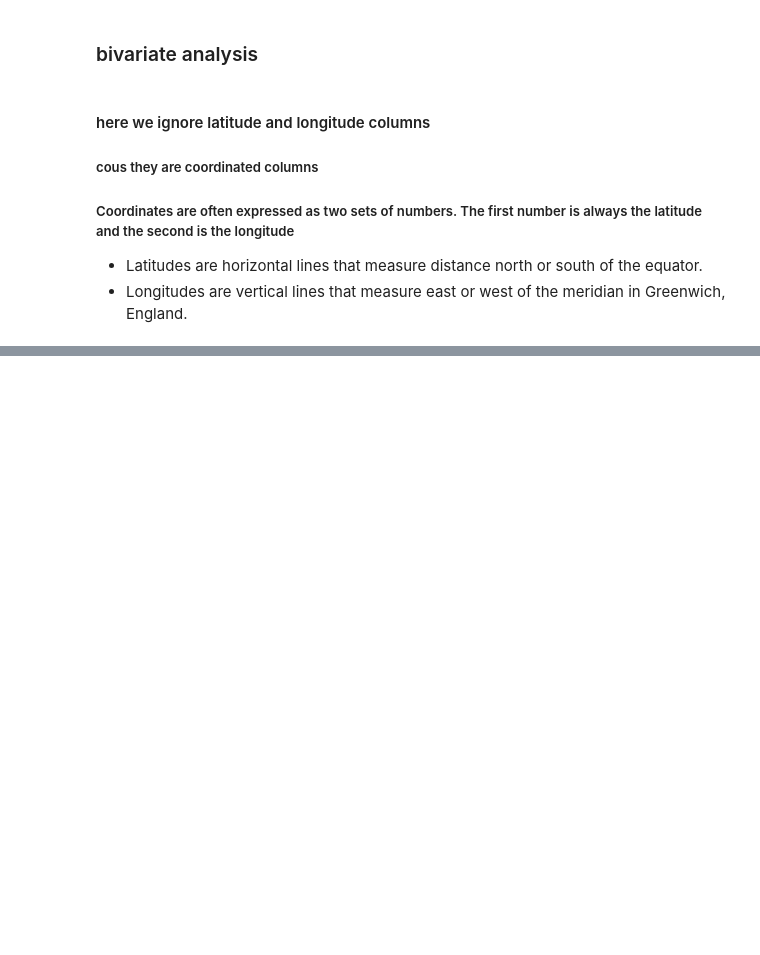
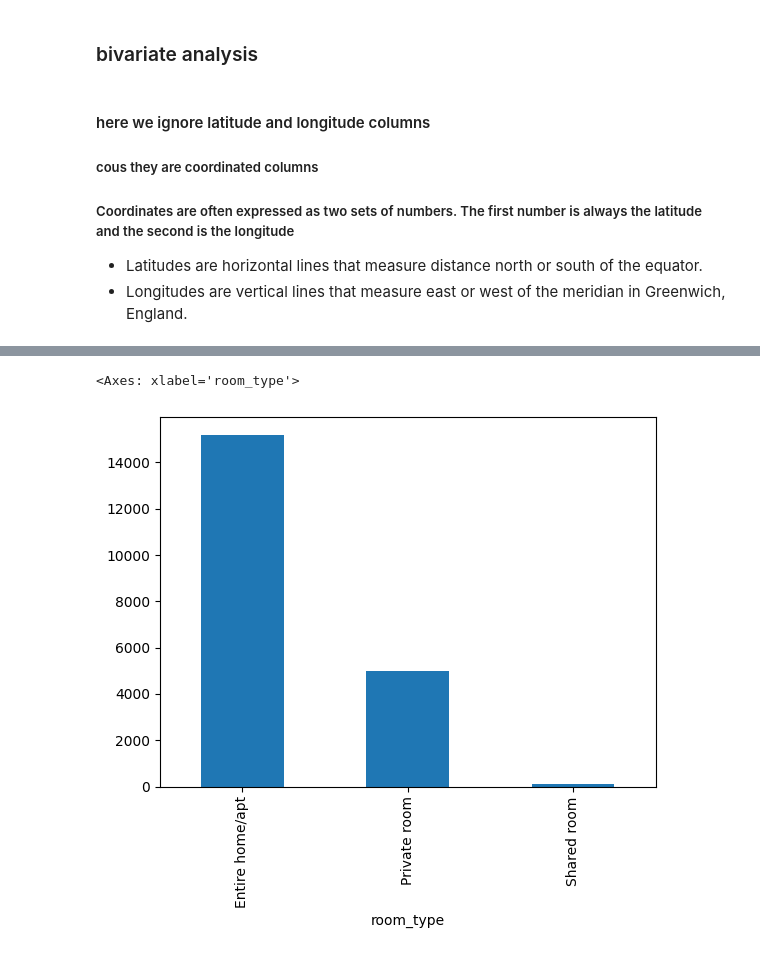
Before and after one commit to ABDULLAHHG/Airbnb-Listing, a Jupyter notebook: Untitled.ipynb, the cells around one changed output, grey strips where cells are left out. Saved outputs shown, nothing was run; the diff lists cells and outputs as text; code cells hidden in the pictures; blank space fills up the shorter version.

```diff
--- a/Untitled.ipynb
+++ b/Untitled.ipynb
@@ -300,5 +300,5 @@ fig.show()
 - Latitudes are horizontal lines that measure distance north or south of the equator.
 - Longitudes are vertical lines that measure east or west of the meridian in Greenwich, England.
 # %%
-df.groupby("room_type").sum()[selected_columns[2:]]
+df.groupby("room_type".sum()["price"].plot(kind = "bar")
 # %% [output]
@@ -309,0 +305,2 @@ df.groupby("room_type").sum()[selected_columns[2:]]
+<Axes: xlabel='room_type'>
+[figure, added]
```
Also changed, not shown: parts of 4 cells of this notebook.
